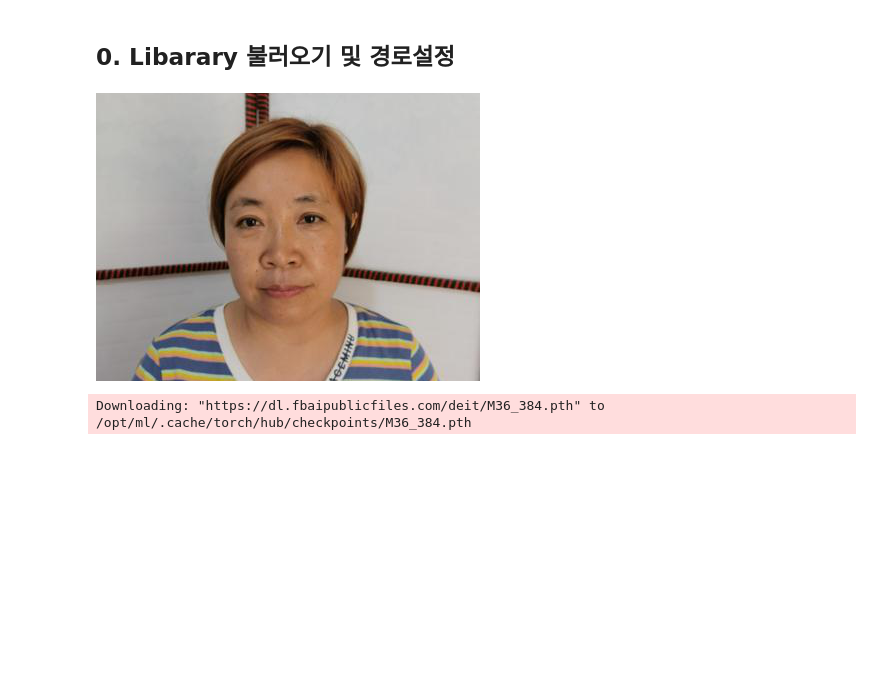
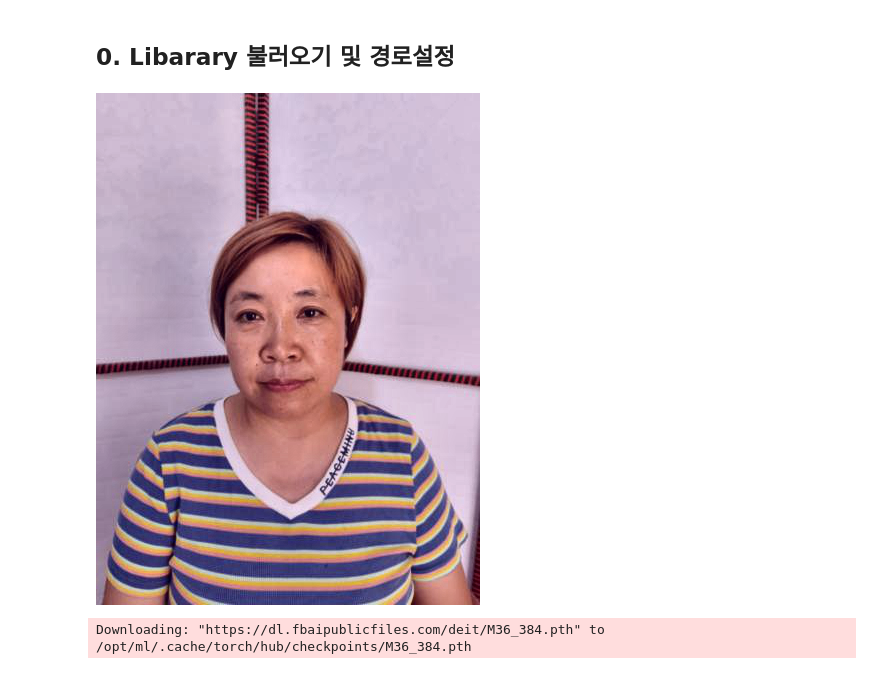
Before and after one commit to SNMHZ/mask-image-classification, a Jupyter notebook: practice/t3058/train.ipynb, the cells around one changed output. Saved outputs shown, nothing was run; the diff lists cells and outputs as text; code cells hidden in the pictures; blank space fills up the shorter version.

```diff
--- a/practice/t3058/train.ipynb
+++ b/practice/t3058/train.ipynb
@@ -3,28 +3,33 @@
 # %%
 from PIL import Image
 # from torchvision import transforms
 import albumentations as A
+import numpy as np
 a = np.array(Image.open('/opt/ml/input/data/train/images/000001_female_Asian_45/normal.jpg'))
 
-# tmp = A.Blur(blur_limit=6, always_apply=True)
-# tmp = A.CLAHE(clip_limit = 3,always_apply=True)
-# tmp = A.ColorJitter(0.7,0.4,0.1,0,always_apply=True)
-# tmp = A.Equalize(always_apply=True)
-# tmp = A.FancyPCA(alpha = 1,always_apply=True)
-# tmp = A.GaussNoise(var_limit = 300,always_apply=True)
-# tmp = A.MedianBlur(blur_limit=3,always_apply=True)
-# tmp = A.RGBShift(r_shift_limit=70,always_apply=True)
-# tmp = A.Solarize(always_apply=True)
-# tmp = A.RandomFog(fog_coef_lower=0.01,always_apply=True)
-# tmp = A.ShiftScaleRotate(shift_limit= 0.1, scale_limit= 0.2, rotate_limit=65,always_apply=True)
-tmp = A.(always_apply=True)
+# tmp = A.Equalize(always_apply=True),
+# tmp = A.(always_apply=True)
+# A.Solarize(threshold=128,always_apply=True)
+
+tmp = A.Compose([
+A.Blur(blur_limit=6, always_apply=True),
+A.CLAHE(clip_limit = 2,always_apply=True),
+A.ColorJitter(0.7,0.4,0.1,0,always_apply=True),
+A.FancyPCA(alpha = 0.2,always_apply=True),
+A.GaussNoise(var_limit = 300,always_apply=True),
+A.MedianBlur(blur_limit=3,always_apply=True),
+A.RandomFog(fog_coef_lower=0.01,always_apply=True),
+A.ShiftScaleRotate(shift_limit= 0.1, scale_limit= 0.2, rotate_limit=55,always_apply=True),
+A.RGBShift(r_shift_limit=3,always_apply=True)
+])
+
 
 a = Image.fromarray(tmp(image = a)['image'])
 a
 
 #0.7,0.4,0.1,0
 # %% [output]
-[figure, old version]
+[figure, new version]
 # %%
 import timm
 # a = timm.list_models('*cait*',pretrained=True)
```
Also changed, not shown: 3 other files.
